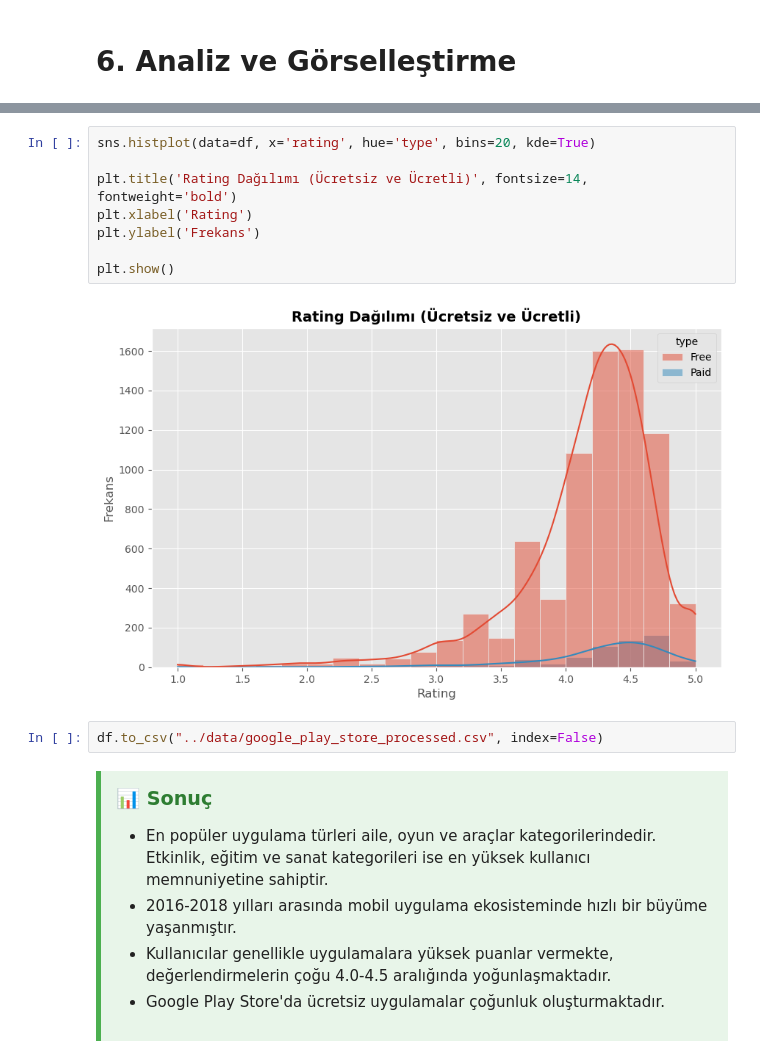
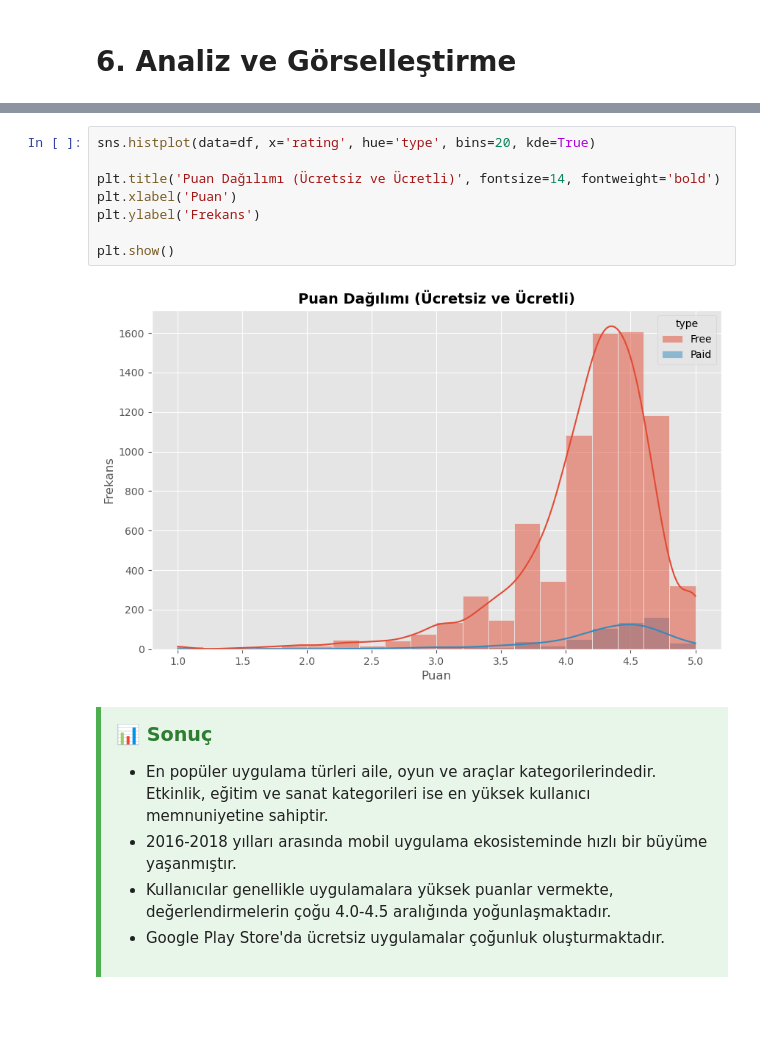
Before and after one commit to ozbakislar/google-play-store-eda, a Jupyter notebook: notebooks/google_play_store_eda_tr.ipynb, the cells around one changed output, grey strips where cells are left out. Cells and saved outputs as stored; diff of their text form; blank space fills up the shorter version.

Commit message:
EDA der Google-Play-Store-Daten

```diff
--- a/notebooks/google_play_store_eda_tr.ipynb
+++ b/notebooks/google_play_store_eda_tr.ipynb
@@ -1333,18 +1333,16 @@ plt.show()
 # %%
 sns.histplot(data=df, x='rating', hue='type', bins=20, kde=True)
 
-plt.title('Rating Dağılımı (Ücretsiz ve Ücretli)', fontsize=14, fontweight='bold')
-plt.xlabel('Rating')
+plt.title('Puan Dağılımı (Ücretsiz ve Ücretli)', fontsize=14, fontweight='bold')
+plt.xlabel('Puan')
 plt.ylabel('Frekans')
 
 plt.show()
 # %% [output]
-[figure, old version]
+[figure, new version]
-# %%
-df.to_csv("../data/google_play_store_processed.csv", index=False)
 # %% [markdown]
-<div style="background-color: #e8f5e9; border-left: 5px solid #4caf50; padding: 15px; margin: 10px 0;">
-  <h3 style="margin-top: 0; color: #2e7d32;">📊 Sonuç</h3>
+<div style='background-color: #e8f5e9; border-left: 5px solid #4caf50; padding: 15px; margin: 10px 0;'>
+  <h3 style='margin-top: 0; color: #2e7d32;'>📊 Sonuç</h3>
   <ul>
     <li>En popüler uygulama türleri aile, oyun ve araçlar kategorilerindedir. Etkinlik, eğitim ve sanat kategorileri ise en yüksek kullanıcı memnuniyetine sahiptir.</li>
     <li>2016-2018 yılları arasında mobil uygulama ekosisteminde hızlı bir büyüme yaşanmıştır.</li>
```
Also changed, not shown: parts of 42 cells of this notebook, 2 other files.
